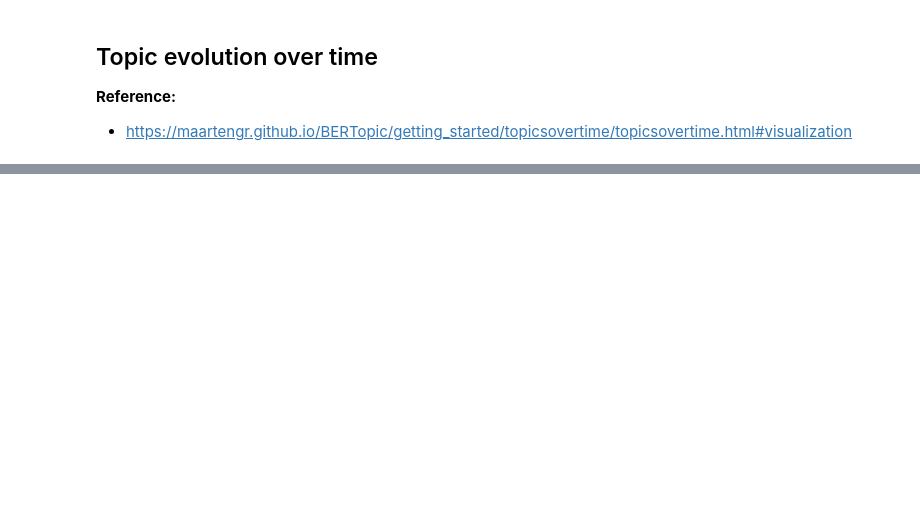
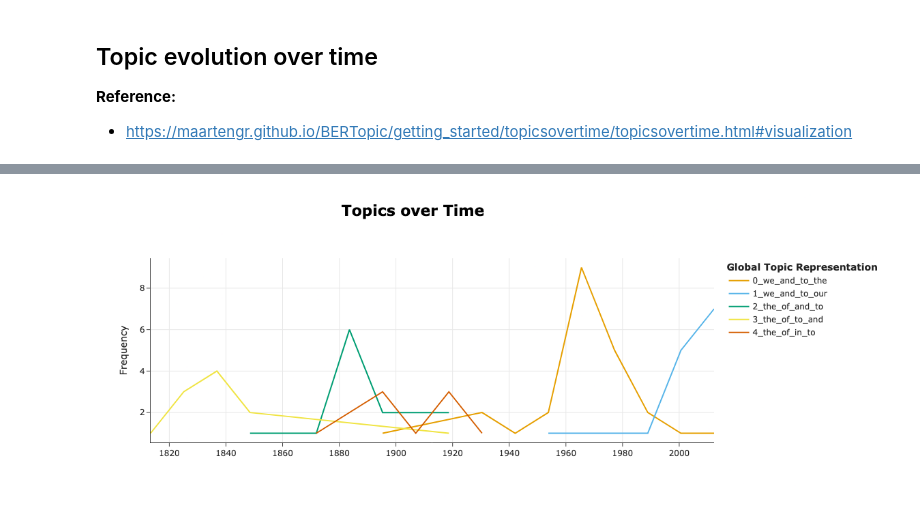
Before and after one commit to UCB-stat-159-f25/proj02-group08, a Jupyter notebook: notebooks/nlp-P04.ipynb, the cells around one changed output, grey strips where cells are left out. Saved outputs shown, nothing was run; the diff lists cells and outputs as text; code cells hidden in the pictures; blank space fills up the shorter version.

```diff
--- a/notebooks/nlp-P04.ipynb
+++ b/notebooks/nlp-P04.ipynb
@@ -11,4 +45,18 @@ This section is open ended and your chance to explare any advanced analysis. Ple
+# %%
+timestamps = sou.Year.to_list()
+timestamps;
+# %%
+docs       = sou.Text.to_list()
+docs;
 # %% [markdown]
 ## Topic evolution over time
 **Reference:**
 - https://maartengr.github.io/BERTopic/getting_started/topicsovertime/topicsovertime.html#visualization
+# %%
+# train the model - this takes about 30 seconds
+MIN_TOPIC_SIZE = 3
+IS_VERBOSE = True
+
+step07_topic_model    = BERTopic(min_topic_size=MIN_TOPIC_SIZE, verbose=IS_VERBOSE)
+topics, probabilities = step07_topic_model.fit_transform(docs)
+topics, probabilities;
@@ -14,0 +72,22 @@ This section is open ended and your chance to explare any advanced analysis. Ple
+# %%
+###
+# help(step07_topic_model.topics_over_time)
+###
+
+# topics_over_time(
+#     docs: List[str],
+#     timestamps: Union[List[str], List[int]],
+#     topics: List[int] = None,
+#     nr_bins: int = None,
+#     datetime_format: str = None,
+#     evolution_tuning: bool = True,
+#     global_tuning: bool = True
+# ) -> pandas.core.frame.DataFrame method of bertopic._bertopic.BERTopic instance
+#     Create topics over time.
+
+
+topics_over_time = step07_topic_model.topics_over_time(docs, timestamps, nr_bins=20)
+# %%
+step07_topic_model.visualize_topics_over_time(topics_over_time, top_n_topics=5)
+# %% [output]
+[figure, added]
```
Also changed, not shown: parts of 2 cells of this notebook.
